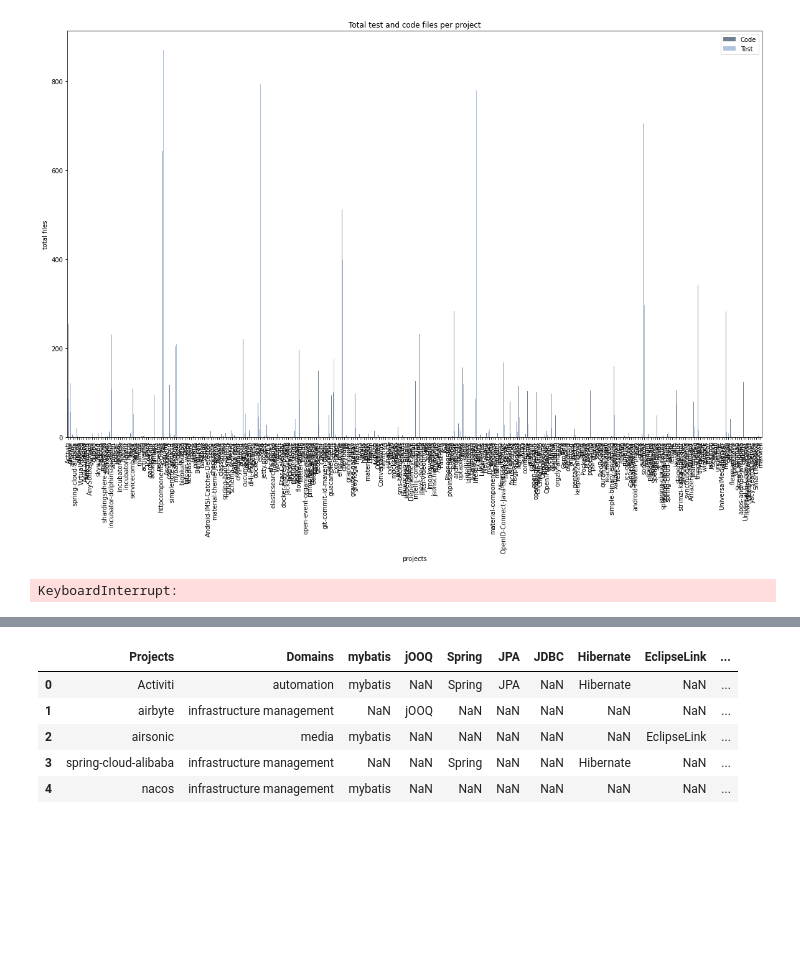
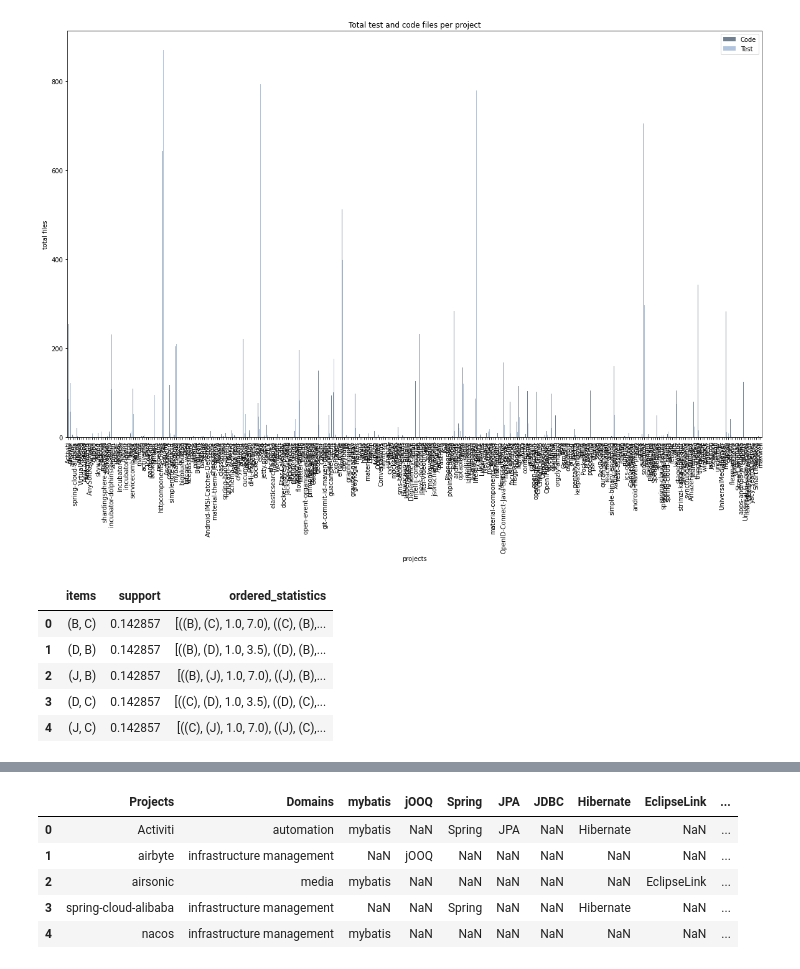
Before and after one commit to gems-uff/db-mining, a Jupyter notebook: src/results_implementation_characterization.ipynb, the cells around one changed output, grey strips where cells are left out. Cells and saved outputs as stored; diff of their text form; code cells hidden in the pictures; blank space fills up the shorter version.

```diff
--- a/src/results_implementation_characterization.ipynb
+++ b/src/results_implementation_characterization.ipynb
@@ -216,13 +216,18 @@ plt.gcf().set_size_inches(20, 12)
 # %%
 from apyori import apriori
 
-rules = apriori(data_with_index, min_support = 0.003, min_confidence = 0.2, min_lift = 3, min_length = 2)
+rules = apriori(data_with_index, min_support = 0.03, min_confidence = 0.2, min_lift = 3, min_length = 2)
 
 results = list(rules)
 results = pd.DataFrame(results)
 results.head(5)
 # %% [output]
-KeyboardInterrupt:
+|  | items | support | ordered_statistics |
+| 0 | (B, C) | 0.142857 | [((B), (C), 1.0, 7.0), ((C), (B),... |
+| 1 | (D, B) | 0.142857 | [((B), (D), 1.0, 3.5), ((D), (B),... |
+| 2 | (J, B) | 0.142857 | [((B), (J), 1.0, 7.0), ((J), (B),... |
+| 3 | (D, C) | 0.142857 | [((C), (D), 1.0, 3.5), ((D), (C),... |
+| 4 | (J, C) | 0.142857 | [((C), (J), 1.0, 7.0), ((J), (C),... |
 # %%
 from mlxtend.frequent_patterns import apriori, association_rules
 
```
Also changed, not shown: parts of 2 cells of this notebook.
